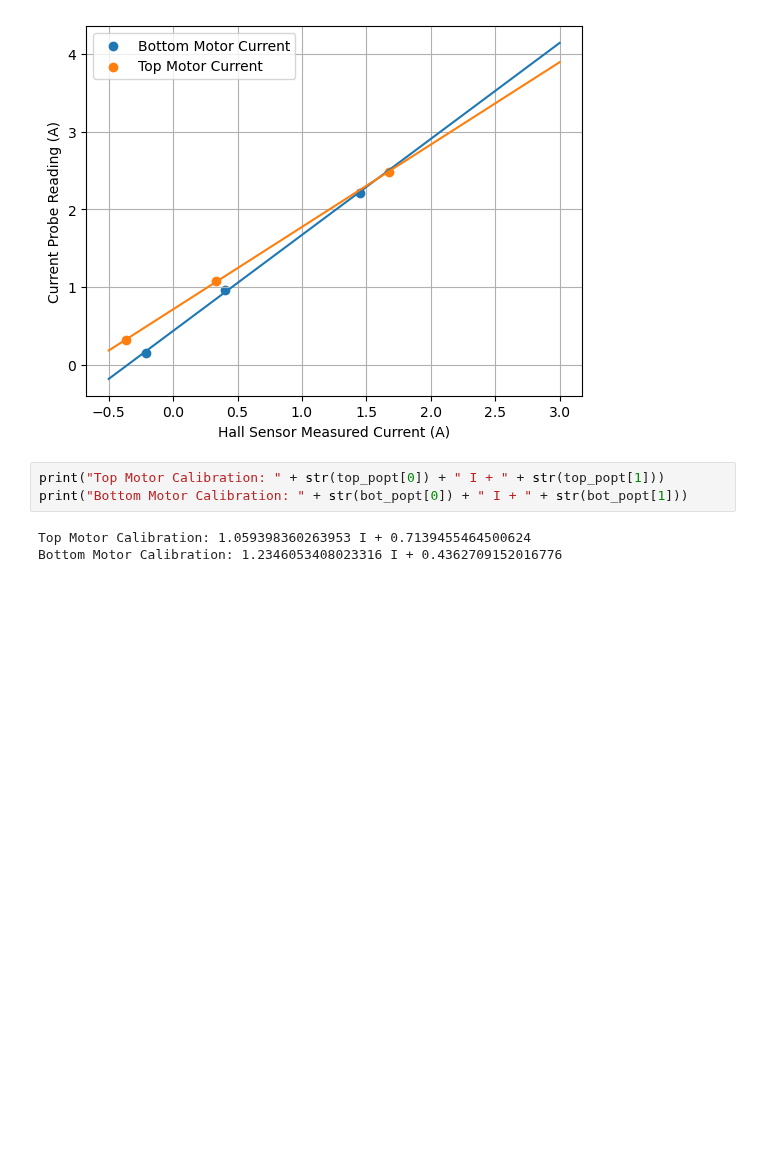
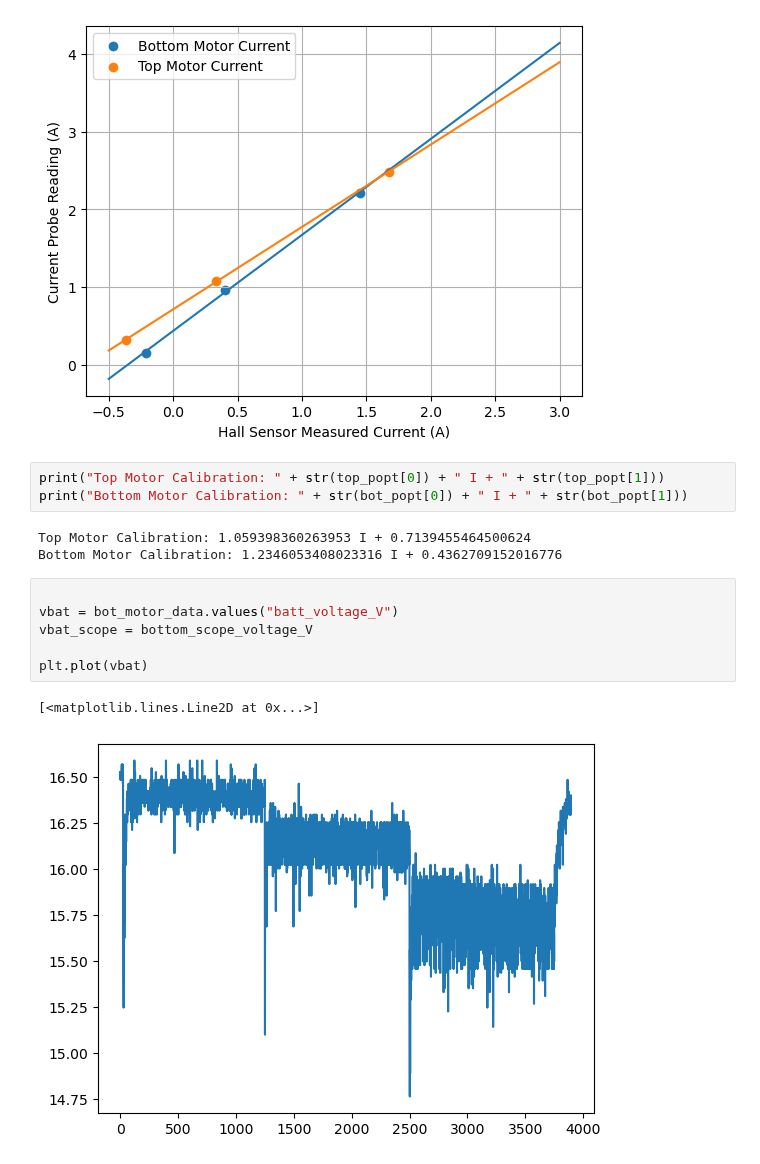
Before and after one commit to gtaharaedmonds/coaxial-drone, a Jupyter notebook: thrust_jig/test_runner/hall_sensor_calibration.ipynb, the cells around one changed output. Cells and saved outputs as stored; diff of their text form; blank space fills up the shorter version.

```diff
--- a/thrust_jig/test_runner/hall_sensor_calibration.ipynb
+++ b/thrust_jig/test_runner/hall_sensor_calibration.ipynb
@@ -169,3 +173,12 @@ print("Bottom Motor Calibration: " + str(bot_popt[0]) + " I + " + str(bot_popt[1
 # %% [output]
 Top Motor Calibration: 1.059398360263953 I + 0.7139455464500624
 Bottom Motor Calibration: 1.2346053408023316 I + 0.4362709152016776
+# %%
+
+vbat = bot_motor_data.values("batt_voltage_V")
+vbat_scope = bottom_scope_voltage_V
+
+plt.plot(vbat)
+# %% [output]
+[<matplotlib.lines.Line2D at 0x...>]
+[figure, added]
```
Also changed, not shown: parts of 3 cells of this notebook, 43 other files.
